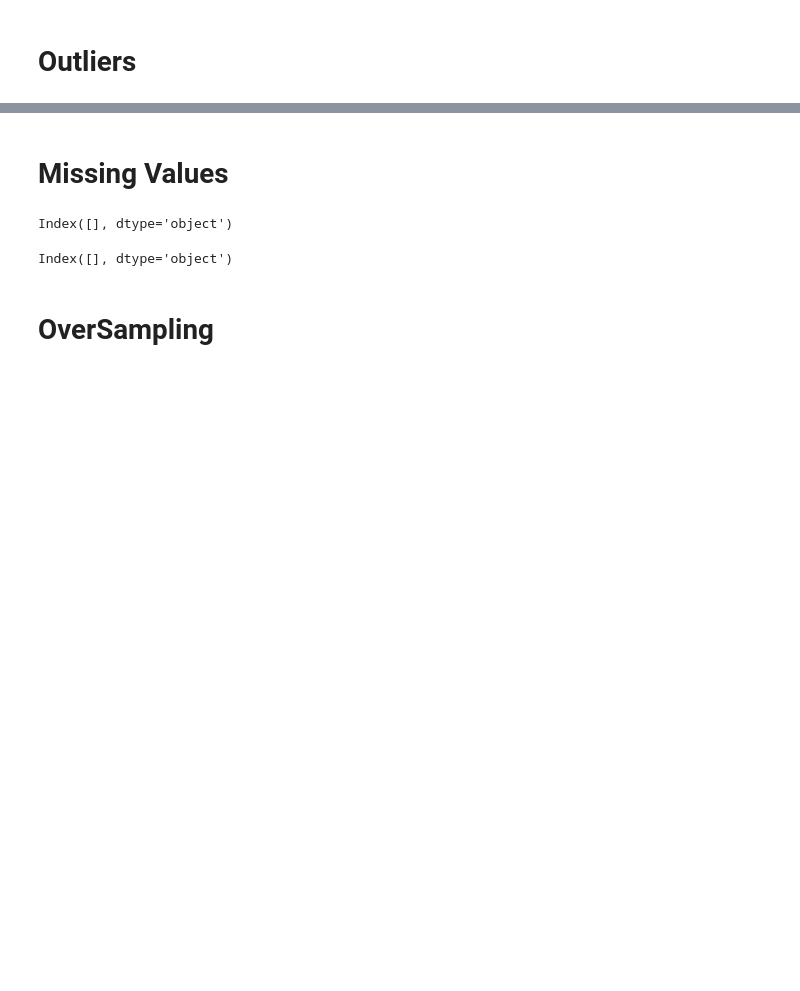
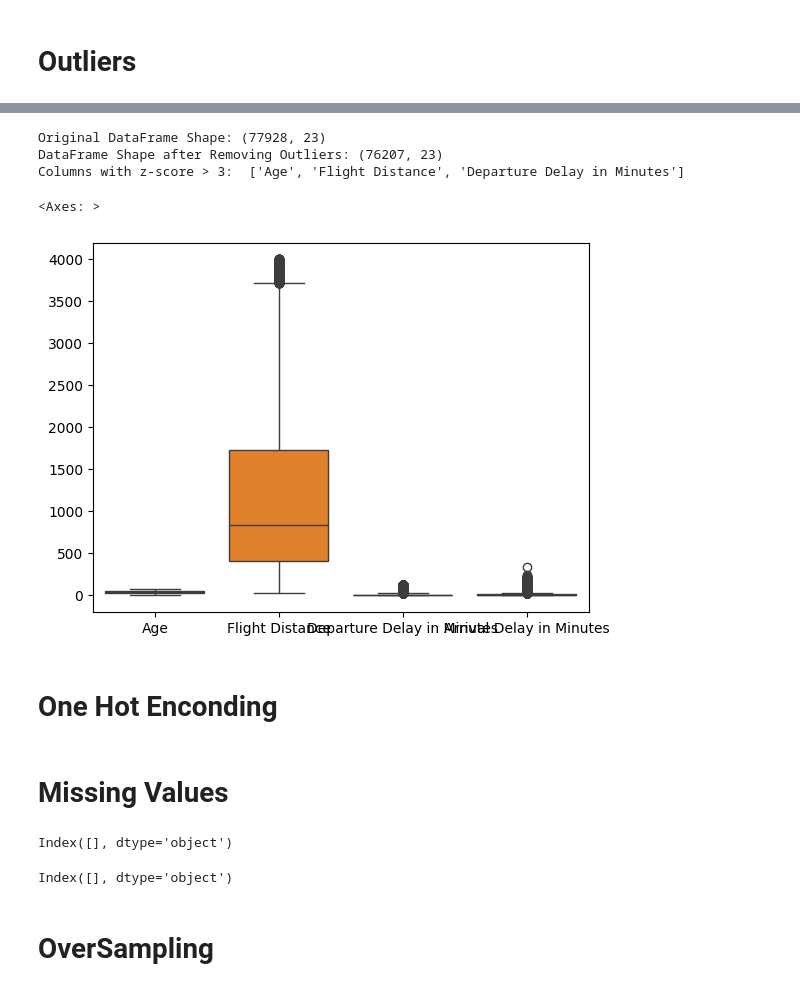
Before and after one commit to Charlesbr101/projeto-redes-neurais, a Jupyter notebook: main.ipynb, the cells around one changed output, grey strips where cells are left out. Saved outputs shown, nothing was run; the diff lists cells and outputs as text; code cells hidden in the pictures; blank space fills up the shorter version.

```diff
--- a/main.ipynb
+++ b/main.ipynb
@@ -70,0 +48,24 @@ sns.boxplot(data=train_df)
+# %%
+print("Original DataFrame Shape:", train_df.shape)
+z_score_col = []
+for cl in cols:
+    z = np.abs(stats.zscore(train_df[cl]))
+    outlier_set = (np.where(z > 3)[0])
+    train_df = train_df.drop(index=outlier_set)
+    train_df.reset_index(drop=True, inplace=True)
+    if len(outlier_set > 0):
+        z_score_col.append(cl)
+
+
+print("DataFrame Shape after Removing Outliers:", train_df.shape)
+print('Columns with z-score > 3: ', z_score_col)
+
+sns.boxplot(data=train_df[cols])
+# %% [output]
+Original DataFrame Shape: (77928, 23)
+DataFrame Shape after Removing Outliers: (76207, 23)
+Columns with z-score > 3:  ['Age', 'Flight Distance', 'Departure Delay in Minutes']
+<Axes: >
+[figure, added]
+# %% [markdown]
+# One Hot Enconding
```
Also changed, not shown: parts of 7 cells of this notebook.
